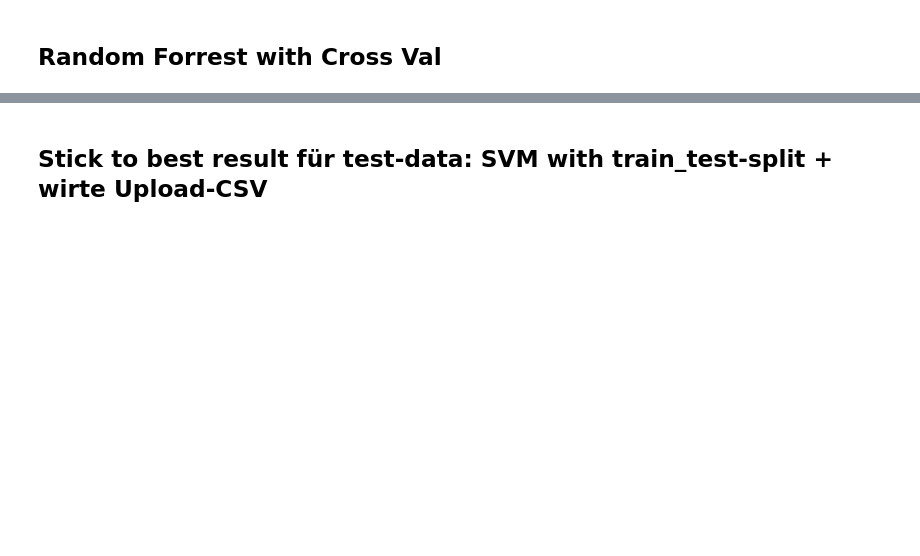
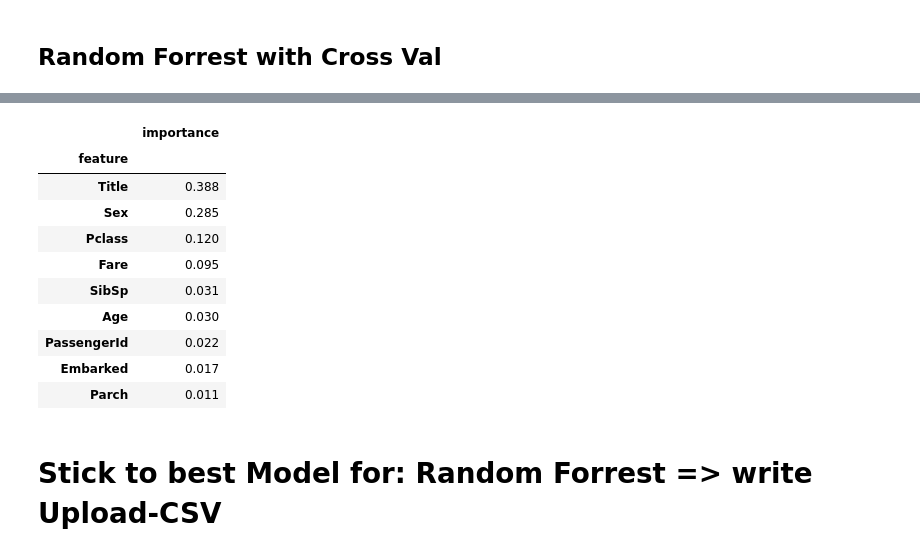
Before and after one commit to Railgun36/MachineLearningTitanic, a Jupyter notebook: titanic.ipynb, the cells around one changed output, grey strips where cells are left out. Saved outputs shown, nothing was run; the diff lists cells and outputs as text; code cells hidden in the pictures; blank space fills up the shorter version.

```diff
--- a/titanic.ipynb
+++ b/titanic.ipynb
@@ -60,11 +129,12 @@ sns.histplot(data=df_survived, x="Sex", hue="Sex", bins=2)
 # %%
-from sklearn.model_selection import train_test_split, cross_val_score
-from sklearn.metrics import accuracy_score
+X = df.drop(columns=["Survived"]).copy()
+y = df["Survived"].copy()
+X_train, X_test, y_train, y_test = train_test_split(X, y, test_size=0.2)
 
-X = df[["Sex", "Age", "Fare", "Pclass", "Embarked"]].copy()
-y = df["Survived"].copy()
-X_train, X_test, y_train, y_test = train_test_split(X, y, test_size=0.3, random_state=5)
-clf = svm.SVC(kernel='linear', C=1, random_state=20)
-clf.fit(X_train, y_train)
-y_pred = clf.predict(X_test)
+
+clf_svm_tts = svm.SVC(kernel="linear", C=1)
+clf_svm_tts.fit(X_train, y_train)
+y_pred = clf_svm_tts.predict(X_test)
+pred_dict = {}
+pred_dict["SVM_TTS"] = accuracy_score(y_test, y_pred)
 print(accuracy_score(y_test, y_pred))
@@ -77,9 +152,8 @@ print(scores.mean())
 # %% [markdown]
 ## Random Forrest with train_test-split
 # %%
-from sklearn.ensemble import RandomForestClassifier
-
-clf = RandomForestClassifier(max_depth=3, criterion="gini", random_state=20)
-clf.fit(X_train, y_train)
-y_pred = clf.predict(X_test)
+clf_rdf_tts = RandomForestClassifier(n_estimators=100, max_depth=3, criterion="gini")
+clf_rdf_tts.fit(X_train, y_train)
+y_pred = clf_rdf_tts.predict(X_test)
+pred_dict["RDF_TTS"] = accuracy_score(y_test, y_pred)
 print(accuracy_score(y_test, y_pred))
@@ -91,0 +171,7 @@ print(scores.mean())
+# %%
+clf_dtc_tts = DecisionTreeClassifier()
+clf_dtc_tts.fit(X_train, y_train)
+y_pred = clf_dtc_tts.predict(X_test)
+scores = accuracy_score(y_test, y_pred)
+pred_dict["DTC_TTS"] = scores
+print(scores)
@@ -91,0 +180,8 @@ print(scores.mean())
+# %%
+clf_lr_tts = LogisticRegression()
+clf_lr_tts.fit(X_train, y_train)
+
+y_pred = clf_lr_tts.predict(X_test)
+score = accuracy_score(y_test, y_pred)
+pred_dict["LR_TTS"] = score
+print(score)
@@ -92,3 +208,19 @@ print(scores.mean())
+# %%
+importances = pd.DataFrame({'feature':X_train.columns,'importance':np.round(clf_rdf_tts.feature_importances_,3)})
+importances = importances.sort_values('importance',ascending=False).set_index('feature')
+importances.head(15)
+# %% [output]
+|  | importance |
+| feature |  |
+| Title | 0.388 |
+| Sex | 0.285 |
+| Pclass | 0.120 |
+| Fare | 0.095 |
+| SibSp | 0.031 |
+| Age | 0.030 |
+| PassengerId | 0.022 |
+| Embarked | 0.017 |
+| Parch | 0.011 |
 # %% [markdown]
-## Stick to best result für test-data: SVM with train_test-split + wirte Upload-CSV
+# Stick to best Model for: Random Forrest => write Upload-CSV
 # %%
```
Also changed, not shown: parts of 17 cells of this notebook, 1 other file.
